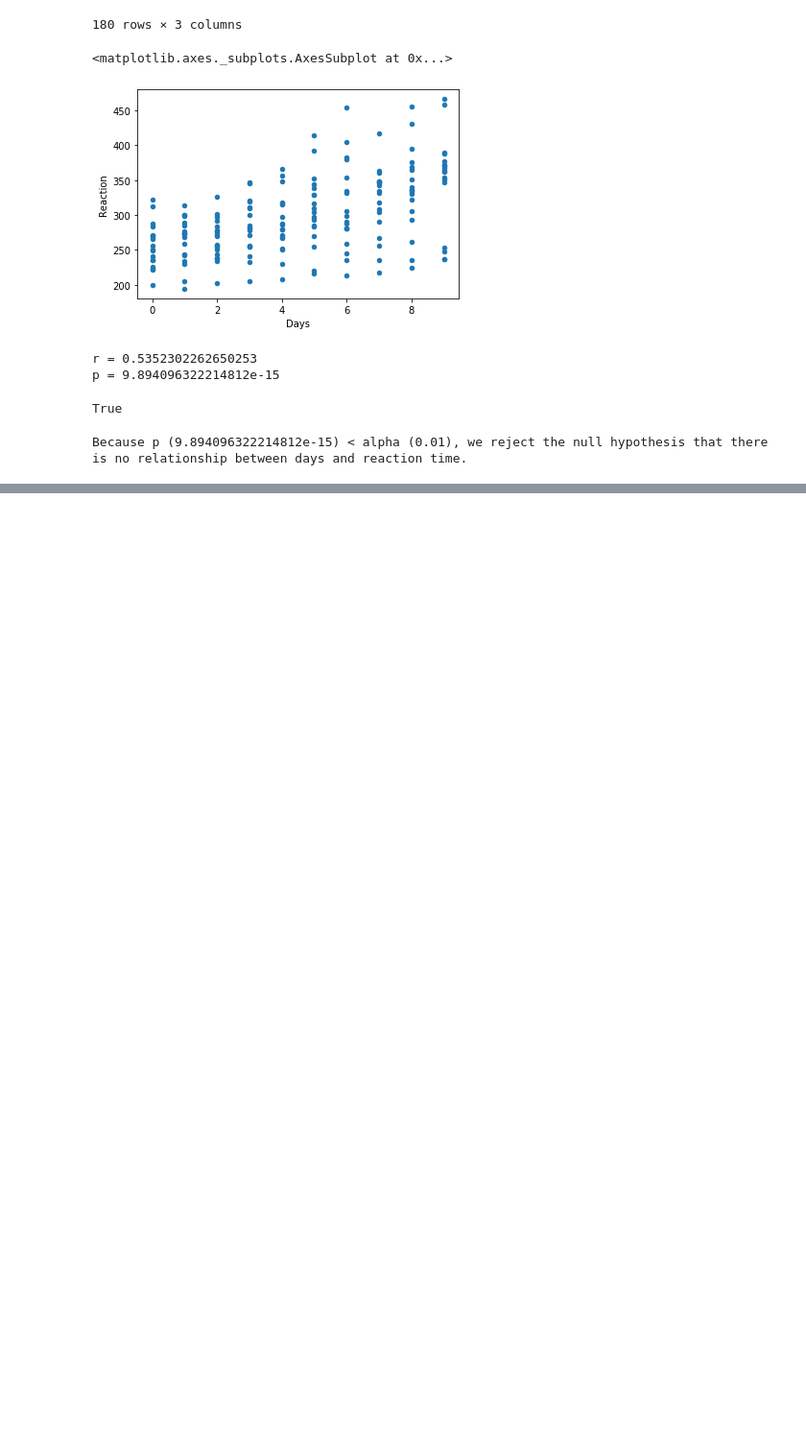
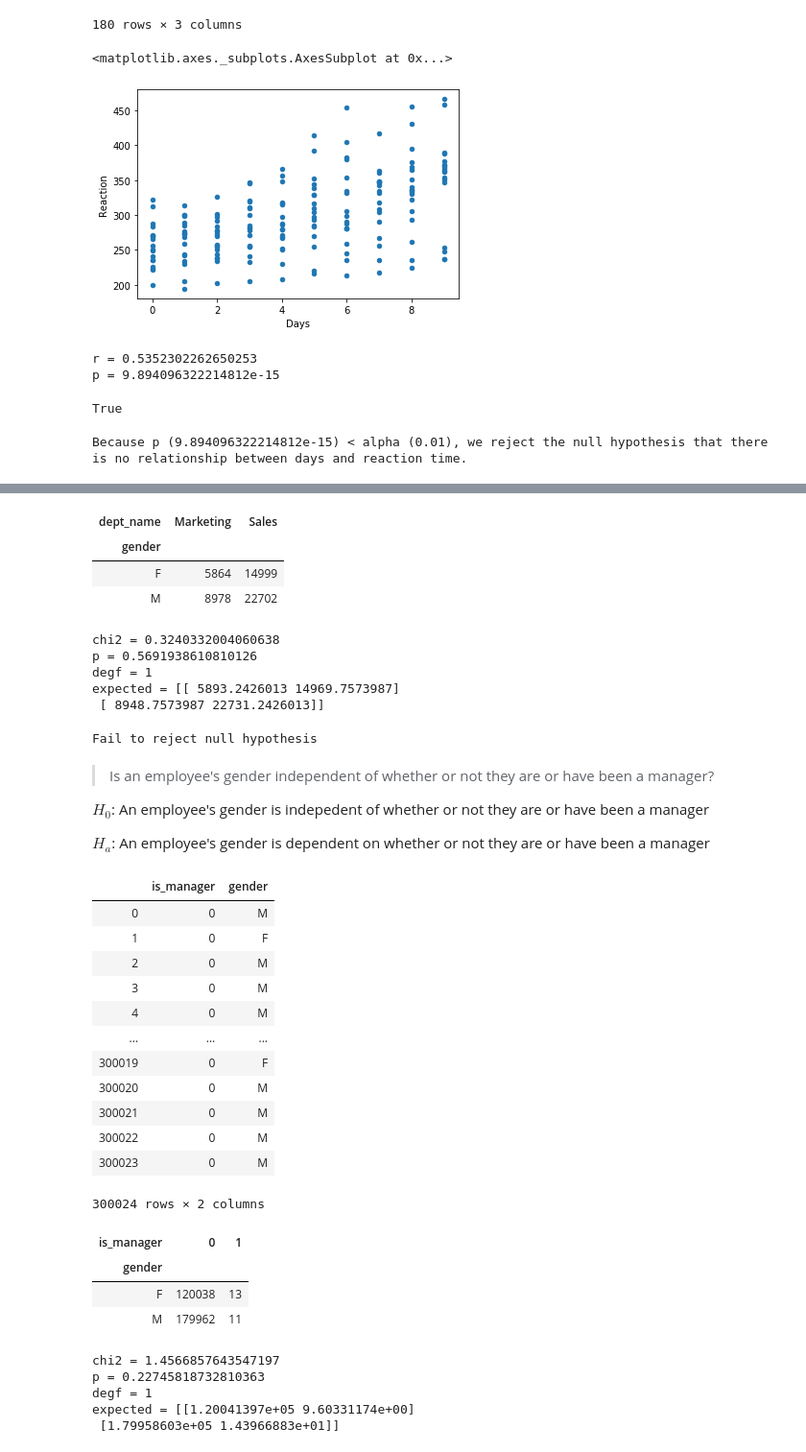
Before and after one commit to aleclhartman/statistics-exercises, a Jupyter notebook: hypothesis_testing.ipynb, the cells around one changed output, grey strips where cells are left out. Shown: that part at 96% size. Drawn from its saved outputs; the diff is of its cells as text; code cells hidden in the pictures; blank space fills up the shorter version.

```diff
--- a/hypothesis_testing.ipynb
+++ b/hypothesis_testing.ipynb
@@ -1266,0 +1447,35 @@ Because p (9.894096322214812e-15) < alpha (0.01), we reject the null hypothesis
+# %%
+ctab = pd.crosstab(emp_dept.gender, emp_dept.dept_name)
+ctab
+# %% [output]
+| dept_name | Marketing | Sales |
+| gender |  |  |
+| F | 5864 | 14999 |
+| M | 8978 | 22702 |
+# %%
+alpha = .01
+
+chi2_stat, p, degf, expected = stats.chi2_contingency(ctab)
+print("chi2 =", chi2_stat)
+print("p =", p)
+print("degf =", degf)
+print("expected =", expected)
+# %% [output]
+chi2 = 0.3240332004060638
+p = 0.5691938610810126
+degf = 1
+expected = [[ 5893.2426013 14969.7573987]
+ [ 8948.7573987 22731.2426013]]
+# %%
+if p < alpha:
+    print("Reject null hypothesis")
+else:
+    print("Fail to reject null hypothesis")
+# %% [output]
+Fail to reject null hypothesis
+# %% [markdown]
+> Is an employee's gender independent of whether or not they are or have been a manager?
+
+$H_0$: An employee's gender is indepedent of whether or not they are or have been a manager
+
+$H_a$: An employee's gender is dependent on whether or not they are or have been a manager
@@ -1266,0 +1487,45 @@ Because p (9.894096322214812e-15) < alpha (0.01), we reject the null hypothesis
+# %%
+query = """
+SELECT
+    e.emp_no IN (SELECT emp_no FROM dept_manager) AS is_manager,
+    e.gender
+FROM employees e"""
+# %%
+emp_mgr = pd.read_sql(query, employees)
+emp_mgr
+# %% [output]
+|  | is_manager | gender |
+| 0 | 0 | M |
+| 1 | 0 | F |
+| 2 | 0 | M |
+| 3 | 0 | M |
+| 4 | 0 | M |
+| ... | ... | ... |
+| 300019 | 0 | F |
+| 300020 | 0 | M |
+| 300021 | 0 | M |
+| 300022 | 0 | M |
+| 300023 | 0 | M |
+300024 rows × 2 columns
+# %%
+observed = pd.crosstab(emp_mgr.gender, emp_mgr.is_manager)
+observed
+# %% [output]
+| is_manager | 0 | 1 |
+| gender |  |  |
+| F | 120038 | 13 |
+| M | 179962 | 11 |
+# %%
+alpha = .01
+
+chi2_stat, p, degf, expected = stats.chi2_contingency(observed)
+print("chi2 =", chi2_stat)
+print("p =", p)
+print("degf =", degf)
+print("expected =", expected)
+# %% [output]
+chi2 = 1.4566857643547197
+p = 0.22745818732810363
+degf = 1
+expected = [[1.20041397e+05 9.60331174e+00]
+ [1.79958603e+05 1.43966883e+01]]
```
Also changed, not shown: parts of 25 cells of this notebook.
